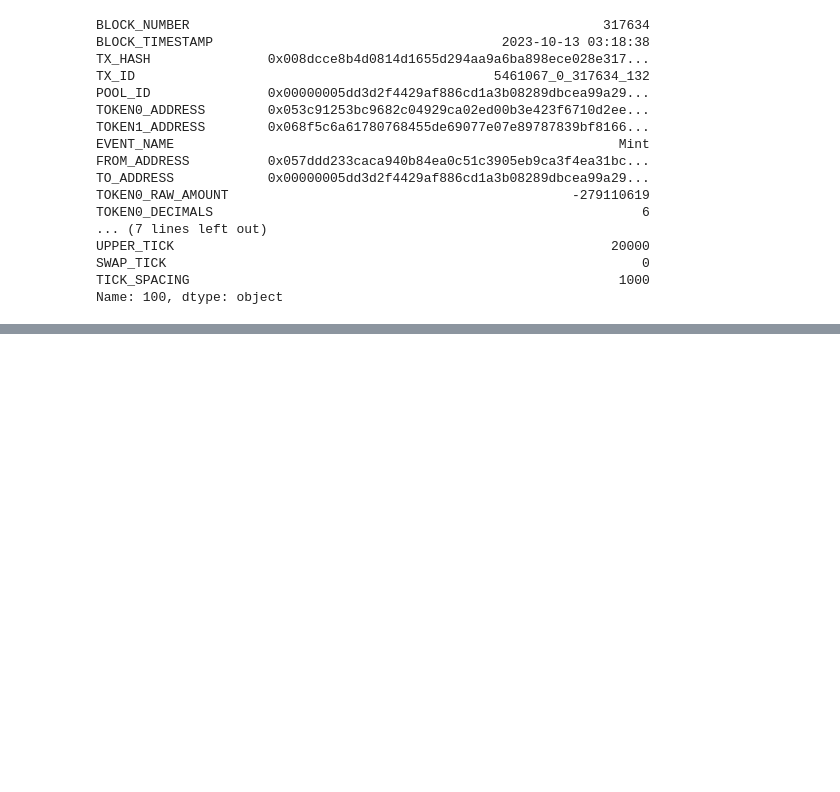
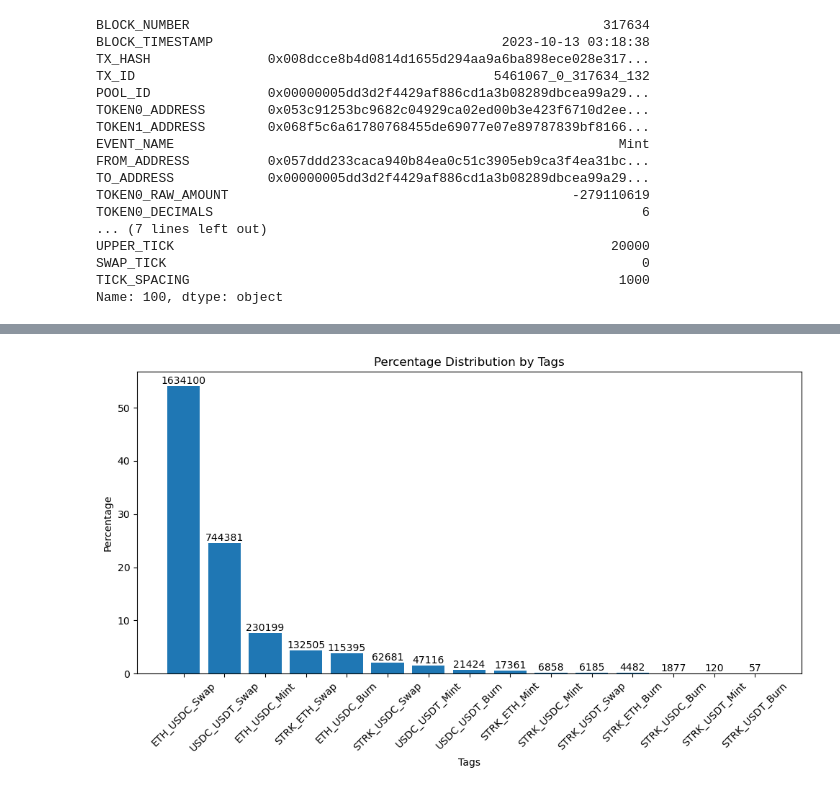
Before and after one commit to rkevinchao/blockchain-data-analysis, a Jupyter notebook: 01a_dataset_overview.ipynb, the cells around one changed output, grey strips where cells are left out. Saved outputs shown, nothing was run; the diff lists cells and outputs as text; code cells hidden in the pictures; blank space fills up the shorter version.

```diff
--- a/01a_dataset_overview.ipynb
+++ b/01a_dataset_overview.ipynb
@@ -59,0 +189,27 @@ Name: 100, dtype: object
+# %%
+# Show % of rows for each tag among the whole dataset:
+
+# Create a dictionary to store outputs
+tags_stat = {'tags':[], 'date_b':[], 'date_e':[], 'total_rows':[], 'percentage':[]}
+
+for tag in list_targets:
+    print(tag)
+    tags_stat['tags'].append(tag)
+
+    df2 = df[df['tag']==tag]
+
+    tags_stat['date_b'].append(df2['datetime'].iloc[0])
+    tags_stat['date_e'].append(df2['datetime'].iloc[-1])
+
+    tags_stat['total_rows'].append(len(df2))
+    tags_stat['percentage'].append(round(len(df2)/len(df)*100,5))
+
+    print('Data begin:', df2['datetime'].iloc[0])
+    print('Data end:', df2['datetime'].iloc[-1])
+    print('% of total rows in the dataset:',round(len(df2)/len(df)*100,5),'%')
+    print('-------------------')
+
+# Convert dictionary to a dataframe
+df_stat = pd.DataFrame(tags_stat)
+print('-------------------')
+print(df_stat)
@@ -59,0 +234,19 @@ Name: 100, dtype: object
+# %%
+# Plot % of rows for each tag among the whole dataset:
+df_stat_sorted = df_stat.sort_values(by='percentage', ascending=False)
+
+plt.figure(figsize=(10, 6))
+bars = plt.bar(df_stat_sorted['tags'], df_stat_sorted['percentage'])
+plt.xlabel('Tags')
+plt.ylabel('Percentage')
+plt.title('Percentage Distribution by Tags')
+plt.xticks(rotation=45)  # Rotate x-axis labels for better readability
+plt.tight_layout()
+
+for i, bar in enumerate(bars):
+    plt.text(bar.get_x() + bar.get_width() / 2, bar.get_height(), str(df_stat_sorted['total_rows'].iloc[i]),
+             ha='center', va='bottom')
+
+plt.savefig('images/fig_01a_01_bar_plot.png', dpi=150)
+# %% [output]
+[figure, added]
```
Also changed, not shown: parts of 12 cells of this notebook.
